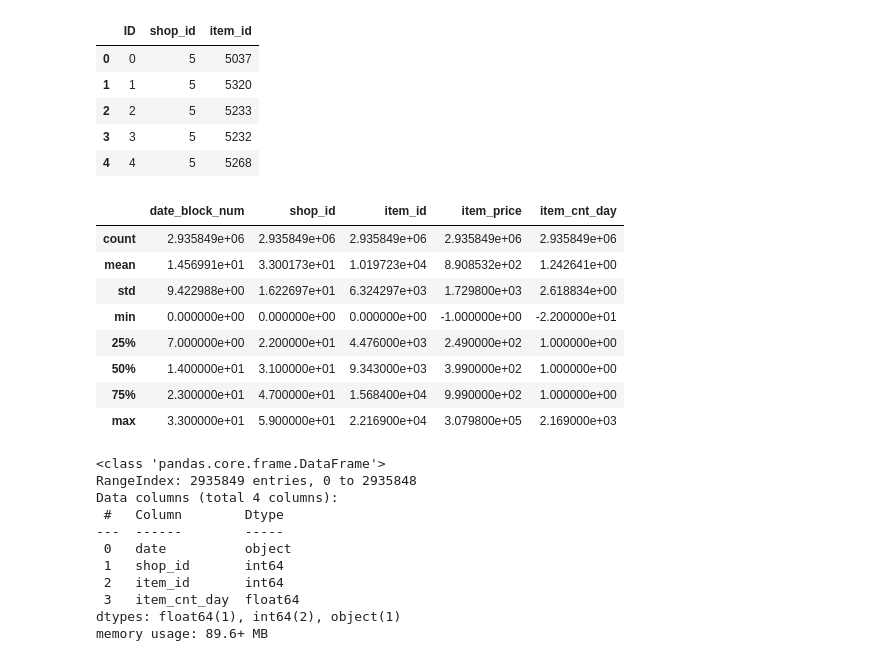
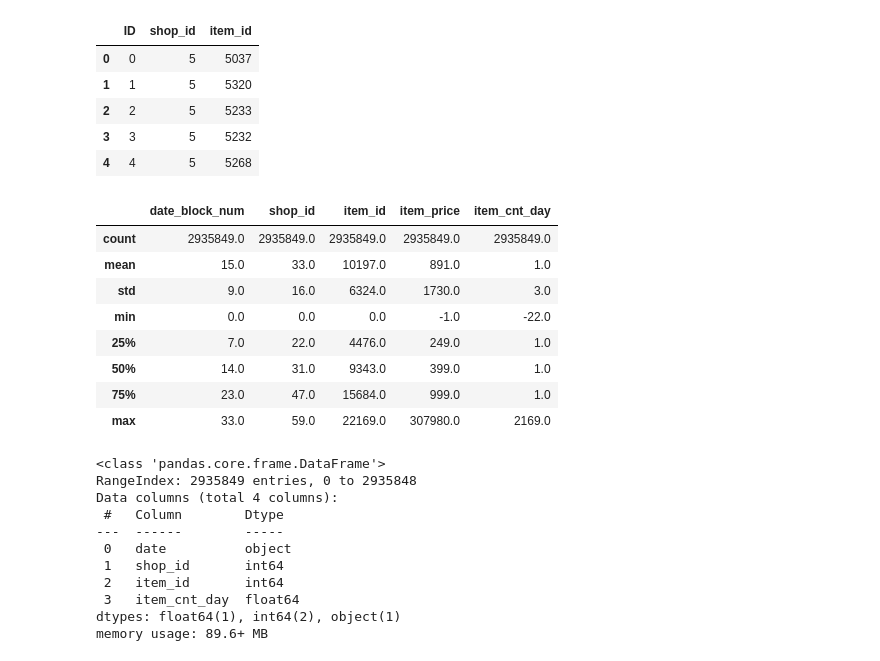
Before and after one commit to chaerui7967/kaggle_predict_future_sale, a Jupyter notebook: RandomForestRegressor.ipynb, the cells around one changed output. Saved outputs shown, nothing was run; the diff lists cells and outputs as text; code cells hidden in the pictures.

```diff
--- a/RandomForestRegressor.ipynb
+++ b/RandomForestRegressor.ipynb
@@ -41,16 +53,16 @@ df_test.head()
 | 3 | 3 | 5 | 5232 |
 | 4 | 4 | 5 | 5268 |
 # %%
-df_train.describe()
+df_train.describe().round()
 # %% [output]
 |  | date_block_num | shop_id | item_id | item_price | item_cnt_day |
-| count | 2.935849e+06 | 2.935849e+06 | 2.935849e+06 | 2.935849e+06 | 2.935849e+06 |
-| mean | 1.456991e+01 | 3.300173e+01 | 1.019723e+04 | 8.908532e+02 | 1.242641e+00 |
-| std | 9.422988e+00 | 1.622697e+01 | 6.324297e+03 | 1.729800e+03 | 2.618834e+00 |
-| min | 0.000000e+00 | 0.000000e+00 | 0.000000e+00 | -1.000000e+00 | -2.200000e+01 |
-| 25% | 7.000000e+00 | 2.200000e+01 | 4.476000e+03 | 2.490000e+02 | 1.000000e+00 |
-| 50% | 1.400000e+01 | 3.100000e+01 | 9.343000e+03 | 3.990000e+02 | 1.000000e+00 |
-| 75% | 2.300000e+01 | 4.700000e+01 | 1.568400e+04 | 9.990000e+02 | 1.000000e+00 |
-| max | 3.300000e+01 | 5.900000e+01 | 2.216900e+04 | 3.079800e+05 | 2.169000e+03 |
+| count | 2935849.0 | 2935849.0 | 2935849.0 | 2935849.0 | 2935849.0 |
+| mean | 15.0 | 33.0 | 10197.0 | 891.0 | 1.0 |
+| std | 9.0 | 16.0 | 6324.0 | 1730.0 | 3.0 |
+| min | 0.0 | 0.0 | 0.0 | -1.0 | -22.0 |
+| 25% | 7.0 | 22.0 | 4476.0 | 249.0 | 1.0 |
+| 50% | 14.0 | 31.0 | 9343.0 | 399.0 | 1.0 |
+| 75% | 23.0 | 47.0 | 15684.0 | 999.0 | 1.0 |
+| max | 33.0 | 59.0 | 22169.0 | 307980.0 | 2169.0 |
 # %%
 df_train.drop(['date_block_num','item_price'], axis=1, inplace=True)
```
Also changed, not shown: parts of 31 cells of this notebook, 1 other file.
